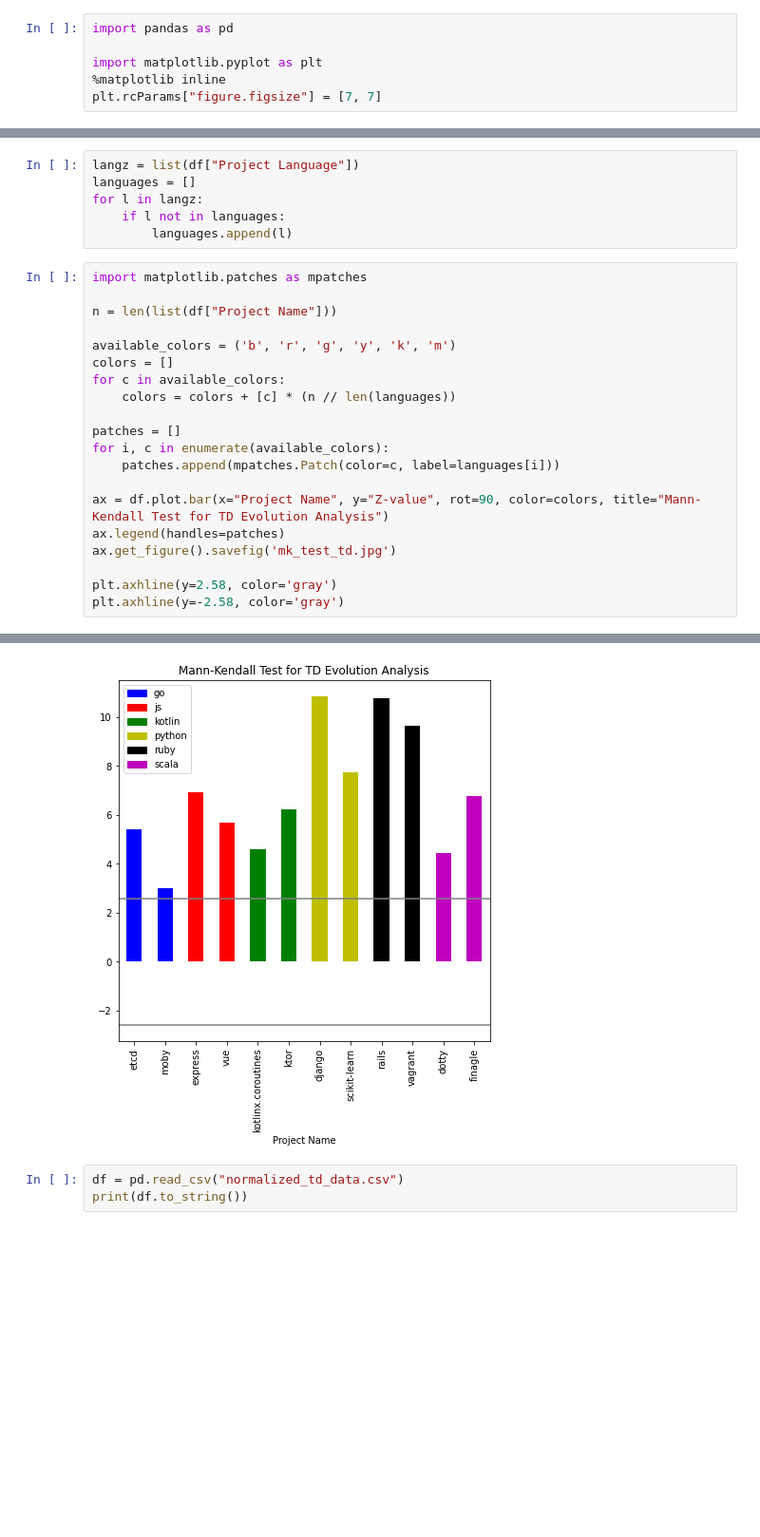
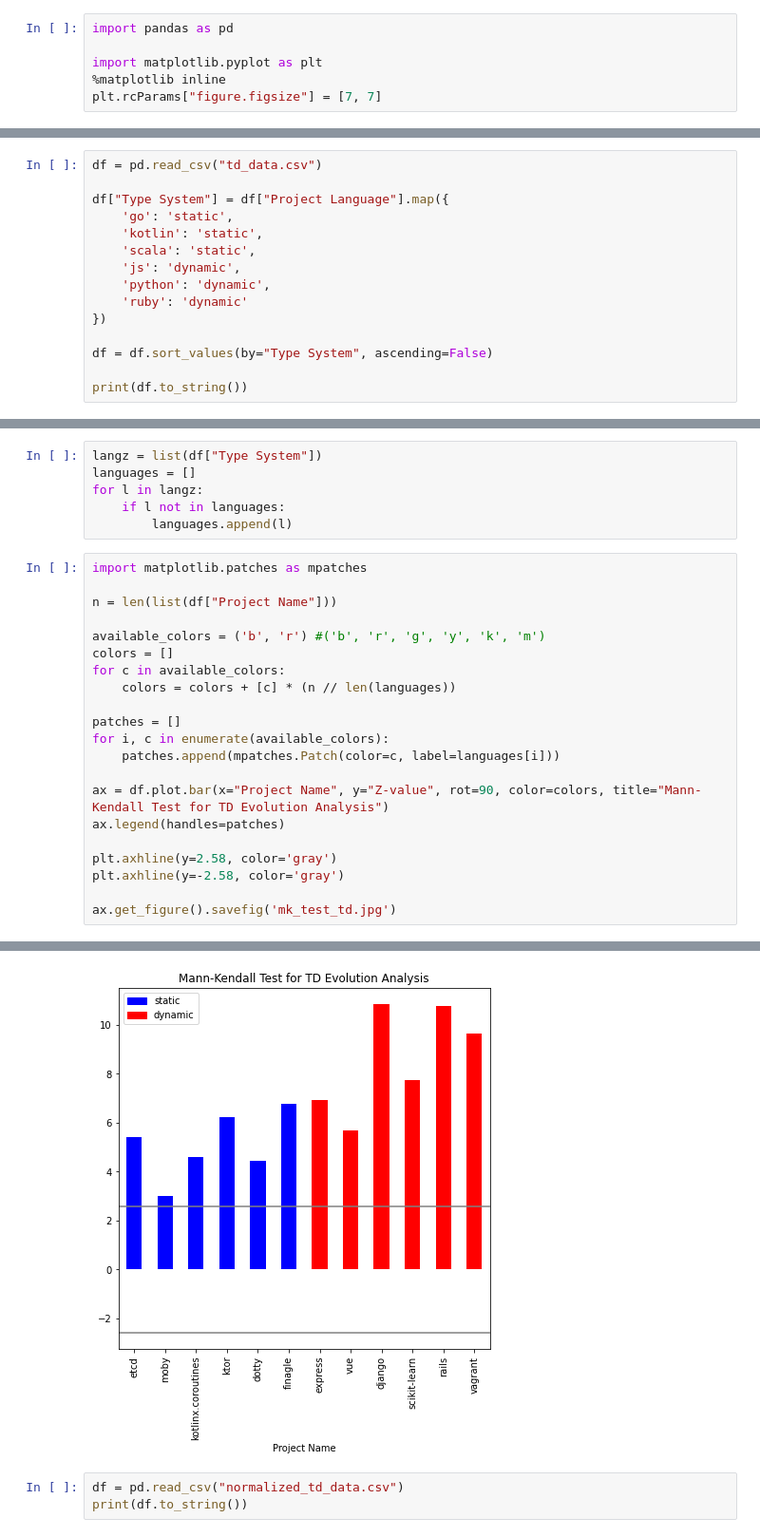
Before and after one commit to rhaeguard/static-vs-dynamic-research-project, a Jupyter notebook: scripts/evolution-mktests/visualize.ipynb, the cells around one changed output, grey strips where cells are left out. Shown: that part at 95% size. Saved outputs shown, nothing was run; the diff lists cells and outputs as text; blank space fills up the shorter version.

Commit message:
Language -> Type System

```diff
--- a/scripts/evolution-mktests/visualize.ipynb
+++ b/scripts/evolution-mktests/visualize.ipynb
@@ -23,0 +7,15 @@ print(df.to_string())
+# %%
+df = pd.read_csv("td_data.csv")
+
+df["Type System"] = df["Project Language"].map({
+    'go': 'static',
+    'kotlin': 'static',
+    'scala': 'static',
+    'js': 'dynamic',
+    'python': 'dynamic',
+    'ruby': 'dynamic'
+})
+
+df = df.sort_values(by="Type System", ascending=False)
+
+print(df.to_string())
@@ -24,5 +36,5 @@ print(df.to_string())
 # %%
-langz = list(df["Project Language"])
+langz = list(df["Type System"])
 languages = []
 for l in langz:
     if l not in languages:
@@ -32,7 +44,7 @@ import matplotlib.patches as mpatches
 
 n = len(list(df["Project Name"]))
 
-available_colors = ('b', 'r', 'g', 'y', 'k', 'm')
+available_colors = ('b', 'r') #('b', 'r', 'g', 'y', 'k', 'm')
 colors = []
 for c in available_colors:
     colors = colors + [c] * (n // len(languages))
@@ -43,8 +55,9 @@ for i, c in enumerate(available_colors):
 
 ax = df.plot.bar(x="Project Name", y="Z-value", rot=90, color=colors, title="Mann-Kendall Test for TD Evolution Analysis")
 ax.legend(handles=patches)
-ax.get_figure().savefig('mk_test_td.jpg')
 
 plt.axhline(y=2.58, color='gray')
 plt.axhline(y=-2.58, color='gray')
+
+ax.get_figure().savefig('mk_test_td.jpg')
 # %% [output]
@@ -52,4 +64,4 @@ plt.axhline(y=-2.58, color='gray')
-[figure, old version]
+[figure, new version]
 # %%
 df = pd.read_csv("normalized_td_data.csv")
 print(df.to_string())
```
Also changed, not shown: parts of 4 cells of this notebook, 2 other files.
